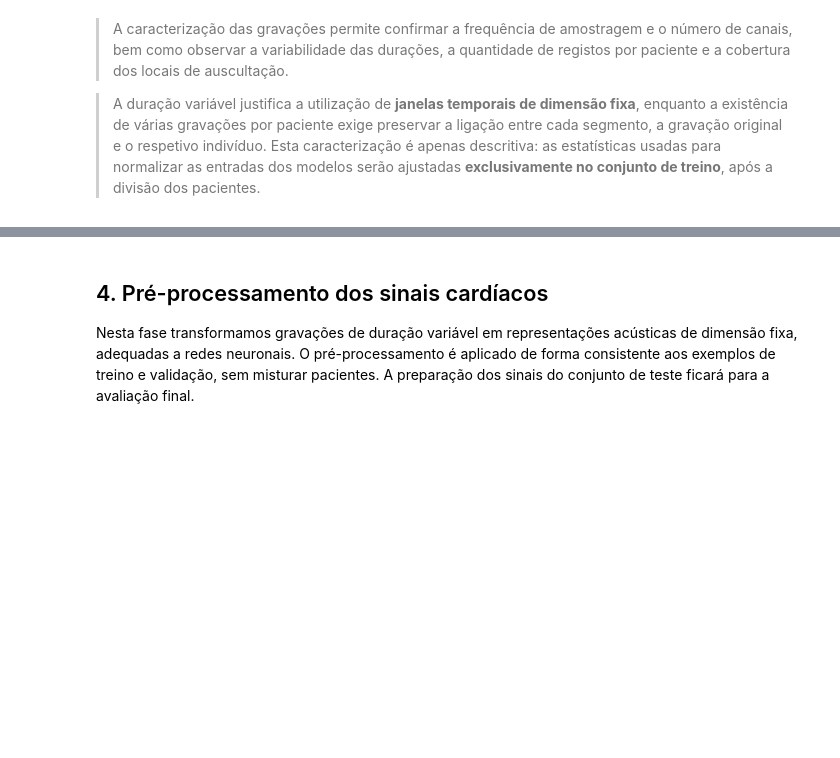
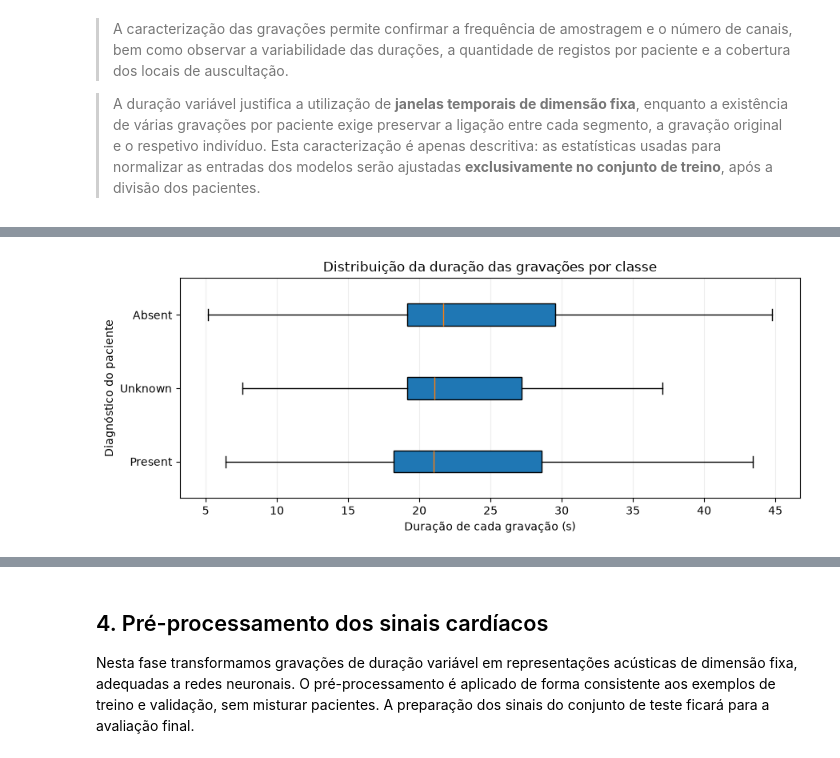
Before and after one commit to afonsogsdantos/Heart-Murmur-Classification, a Jupyter notebook: Heart_Murmur_Classification.ipynb, the cells around one changed output, grey strips where cells are left out. Drawn from its saved outputs; the diff is of its cells as text; code cells hidden in the pictures; blank space fills up the shorter version.

```diff
--- a/Heart_Murmur_Classification.ipynb
+++ b/Heart_Murmur_Classification.ipynb
@@ -188,0 +187,4 @@ Duração (s) — mínimo, mediana, máximo: 5.15 21.46 64.51
+# %%
+plot_duration_by_class(audio_stats)
+# %% [output]
+[figure, added]
```
Also changed, not shown: parts of 9 cells of this notebook, 1 other file.
